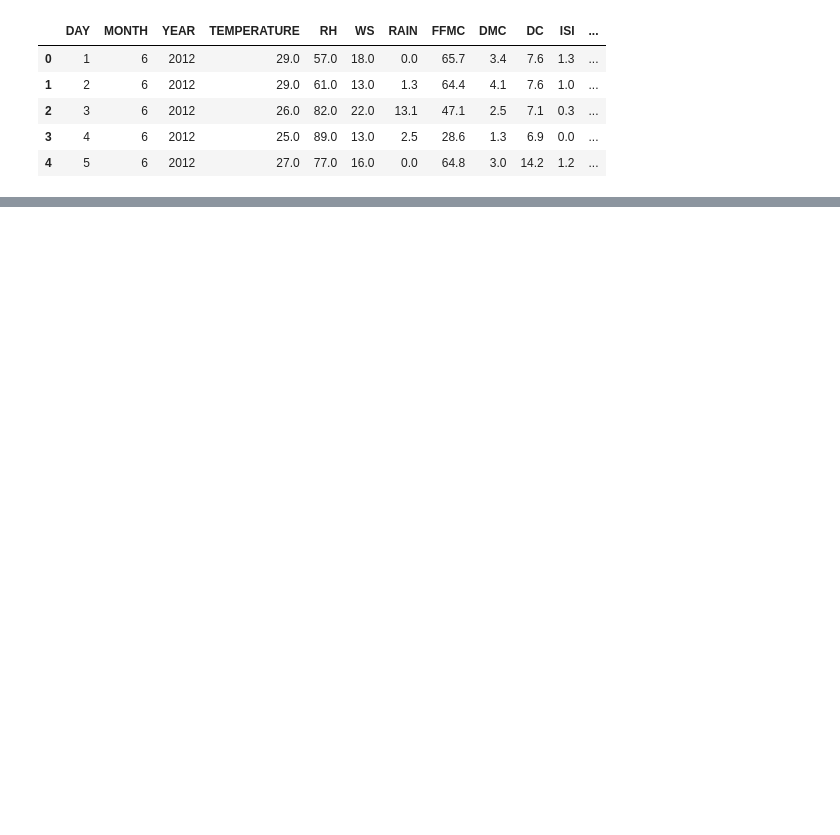
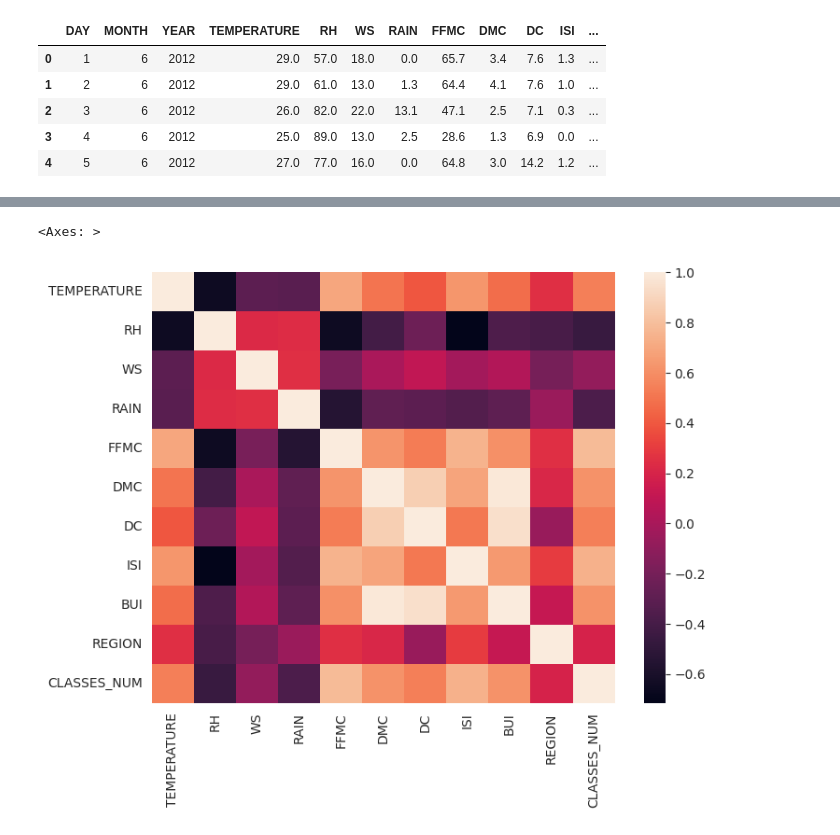
Before and after one commit to taruvaid/Fourier-Neural-Operators, a Jupyter notebook: forest_fire_predictions.ipynb, the cells around one changed output, grey strips where cells are left out. Cells and saved outputs as stored; diff of their text form; code cells hidden in the pictures; blank space fills up the shorter version.

```diff
--- a/forest_fire_predictions.ipynb
+++ b/forest_fire_predictions.ipynb
@@ -323,0 +348,7 @@ df.head()
+# %%
+plt.figure(figsize = (8,6))
+corr = x_train.corr()
+sns.heatmap(corr)
+# %% [output]
+<Axes: >
+[figure, added]
```
Also changed, not shown: parts of 11 cells of this notebook.
